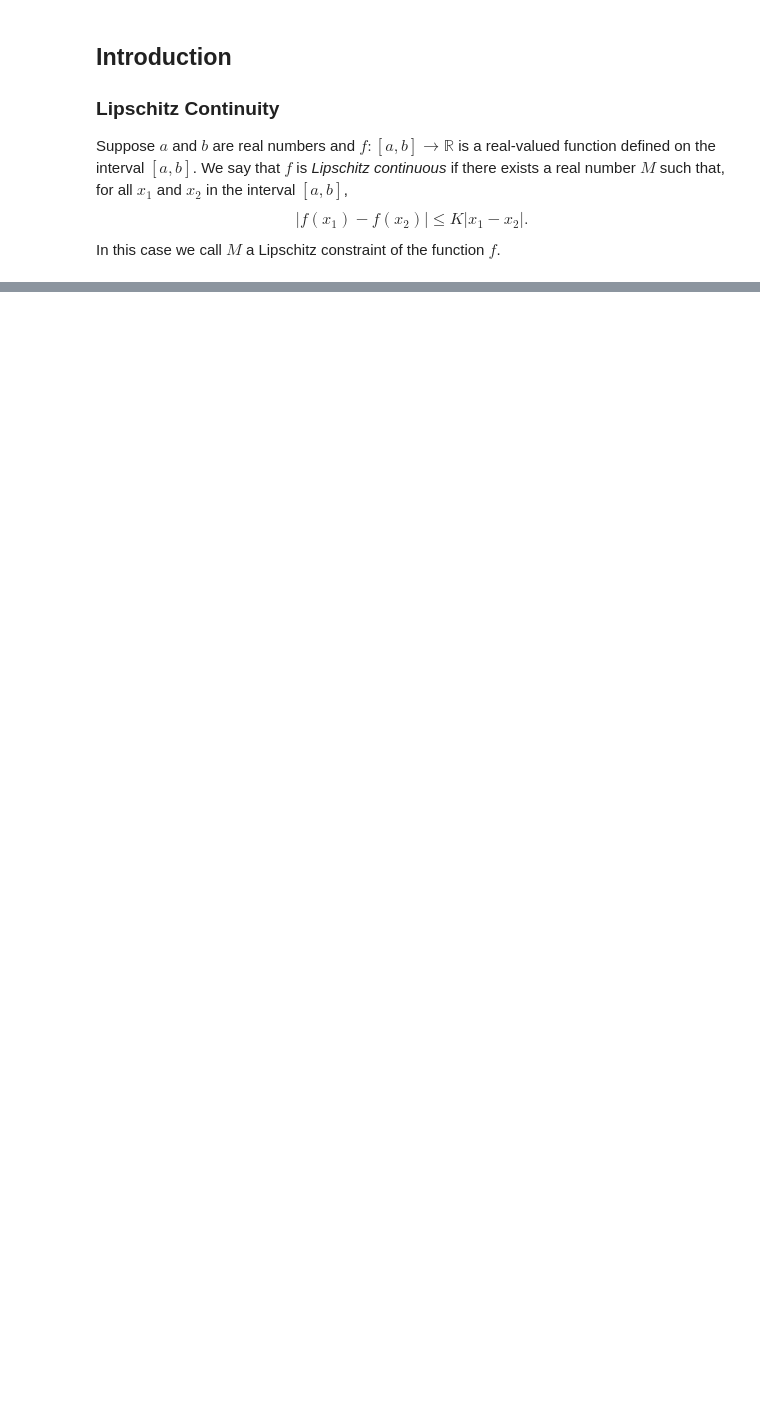
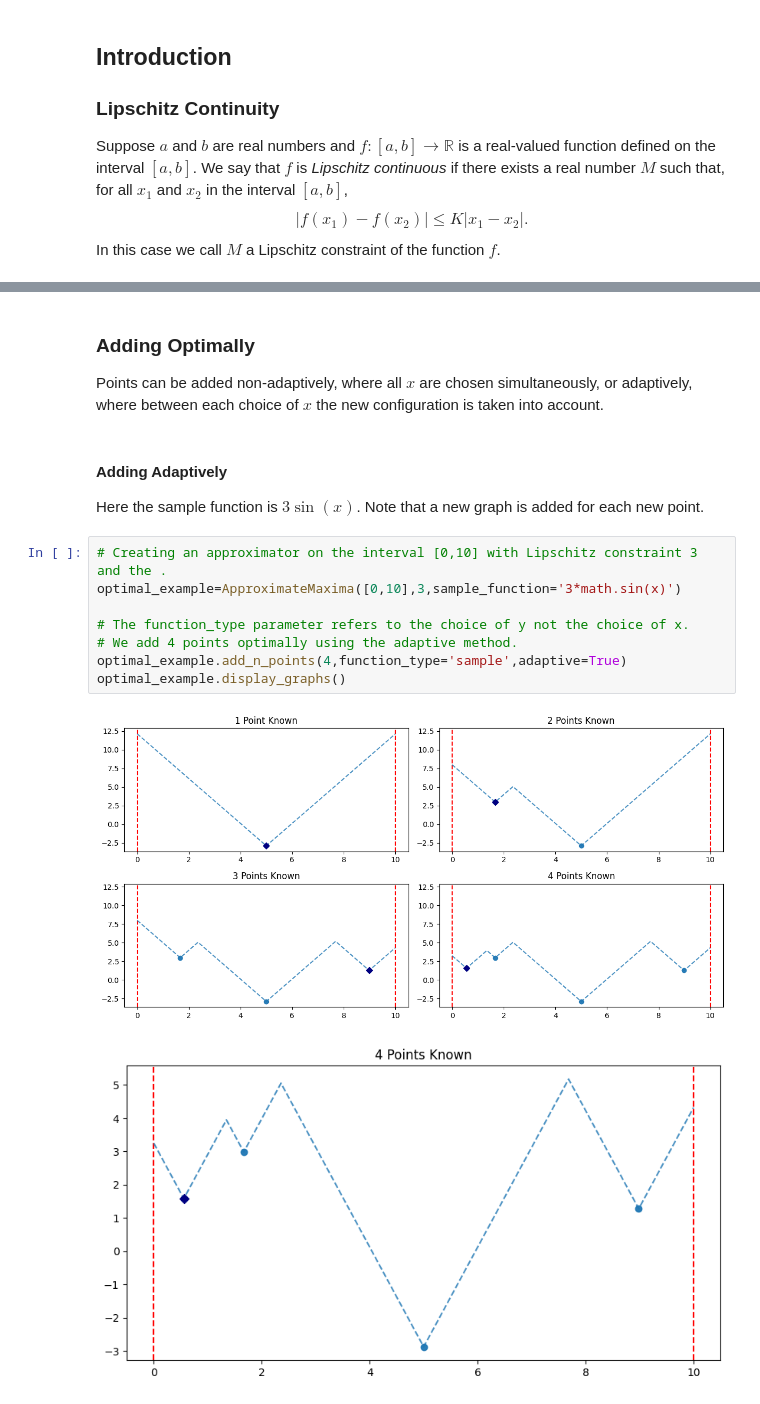
Before and after one commit to DevinGent/locating-maxima, a Jupyter notebook: tutorial.ipynb, the cells around one changed output, grey strips where cells are left out. Cells and saved outputs as stored; diff of their text form; blank space fills up the shorter version.

Commit message:
Added to the tutorial and fixed an error in which the non-adaptive method would not assign new values to its working dataframe correctly.

```diff
--- a/tutorial.ipynb
+++ b/tutorial.ipynb
@@ -350,0 +104,19 @@ for i in temp_df.index:
+# %% [markdown]
+### Adding Optimally
+
+Points can be added non-adaptively, where all $x$ are chosen simultaneously, or adaptively, where between each choice of $x$ the new configuration is taken into account.
+# %% [markdown]
+#### Adding Adaptively
+
+Here the sample function is $3\sin(x)$. Note that a new graph is added for each new point.
+# %%
+# Creating an approximator on the interval [0,10] with Lipschitz constraint 3 and the .
+optimal_example=ApproximateMaxima([0,10],3,sample_function='3*math.sin(x)')
+
+# The function_type parameter refers to the choice of y not the choice of x.
+# We add 4 points optimally using the adaptive method.
+optimal_example.add_n_points(4,function_type='sample',adaptive=True)
+optimal_example.display_graphs()
+# %% [output]
+[figure, added]
+[figure, added]
```
Also changed, not shown: parts of 70 cells of this notebook, 1 other file.
